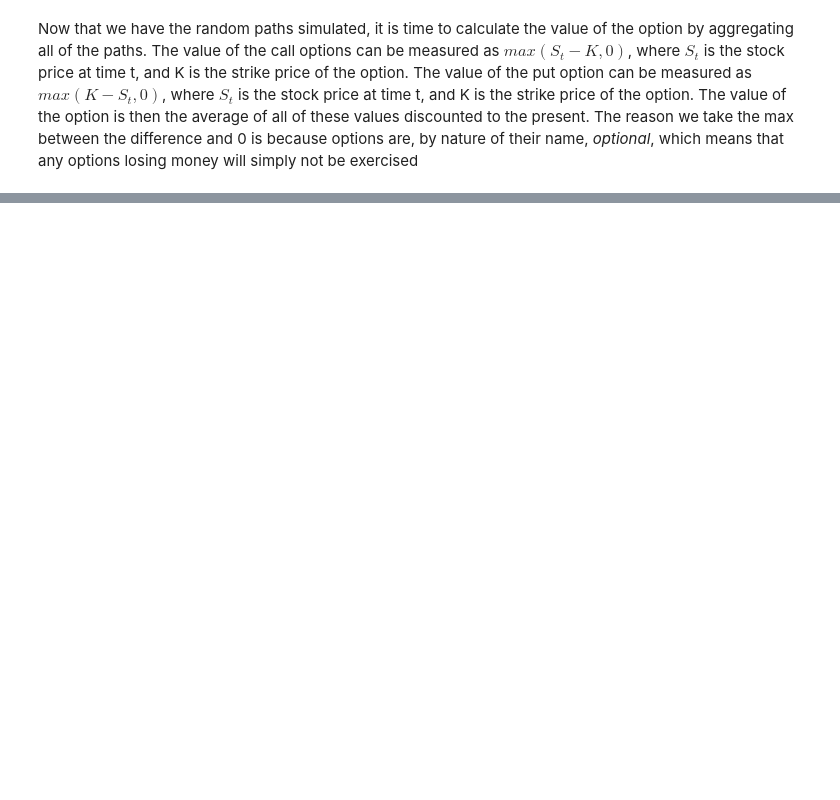
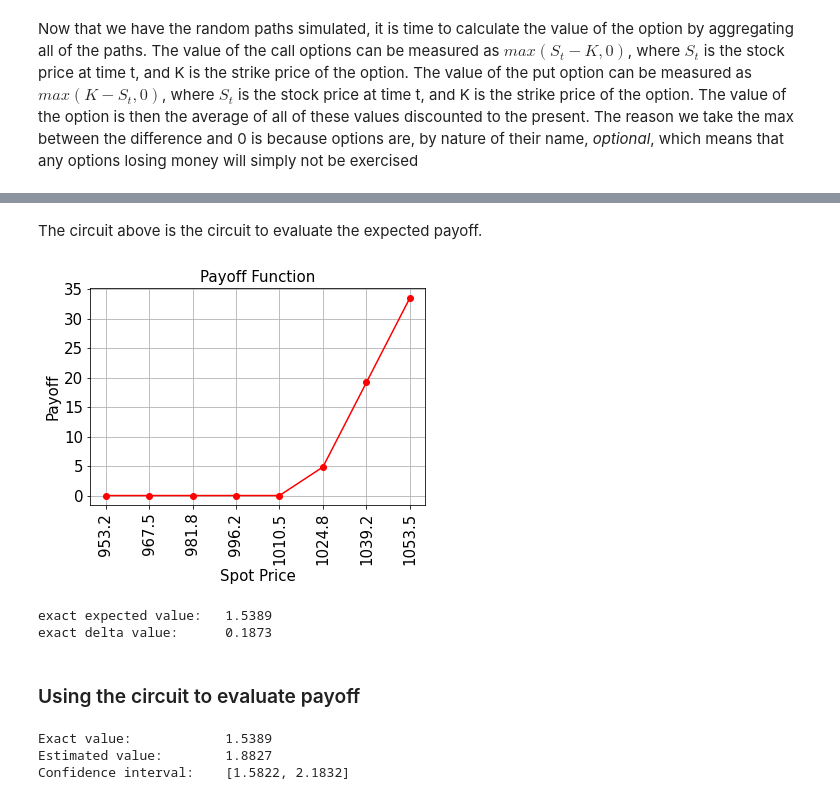
Before and after one commit to sumanthk123/Quantum-Monte-Carlo-Implementation, a Jupyter notebook: demo.ipynb, the cells around one changed output, grey strips where cells are left out. Drawn from its saved outputs; the diff is of its cells as text; code cells hidden in the pictures; blank space fills up the shorter version.

```diff
--- a/demo.ipynb
+++ b/demo.ipynb
@@ -153,0 +285,27 @@ callValue, putValue
+# %% [markdown]
+The circuit above is the circuit to evaluate the expected payoff.
+# %%
+# plot exact payoff function (evaluated on the grid of the uncertainty model)
+x = uncertainty_model.values
+y = np.maximum(0, x - strike_price)
+plt.plot(x, y, "ro-")
+plt.grid()
+plt.title("Payoff Function", size=15)
+plt.xlabel("Spot Price", size=15)
+plt.ylabel("Payoff", size=15)
+plt.xticks(x, size=15, rotation=90)
+plt.yticks(size=15)
+plt.show()
+# %% [output]
+[figure, added]
+# %%
+# evaluate exact expected value (normalized to the [0, 1] interval)
+exact_value = np.dot(uncertainty_model.probabilities, y)
+exact_delta = sum(uncertainty_model.probabilities[x >= strike_price])
+print("exact expected value:\t%.4f" % exact_value)
+print("exact delta value:   \t%.4f" % exact_delta)
+# %% [output]
+exact expected value:   1.5389
+exact delta value:      0.1873
+# %% [markdown]
+### Using the circuit to evaluate payoff
@@ -153,0 +322,19 @@ callValue, putValue
+# %%
+epsilon = 0.01 #target precision
+alpha = 0.05   #confidence level
+
+problem = european_call_pricing.to_estimation_problem()
+# construct amplitude estimation
+ae = IterativeAmplitudeEstimation(
+    epsilon_target=epsilon, alpha=alpha, sampler=Sampler(run_options={"shots": 100})
+)
+result = ae.estimate(problem)
+
+conf_int = np.array(result.confidence_interval_processed)
+print("Exact value:        \t%.4f" % exact_value)
+print("Estimated value:    \t%.4f" % (european_call_pricing.interpret(result)))
+print("Confidence interval:\t[%.4f, %.4f]" % tuple(conf_int))
+# %% [output]
+Exact value:            1.5389
+Estimated value:        1.8827
+Confidence interval:    [1.5822, 2.1832]
```
Also changed, not shown: parts of 18 cells of this notebook.
